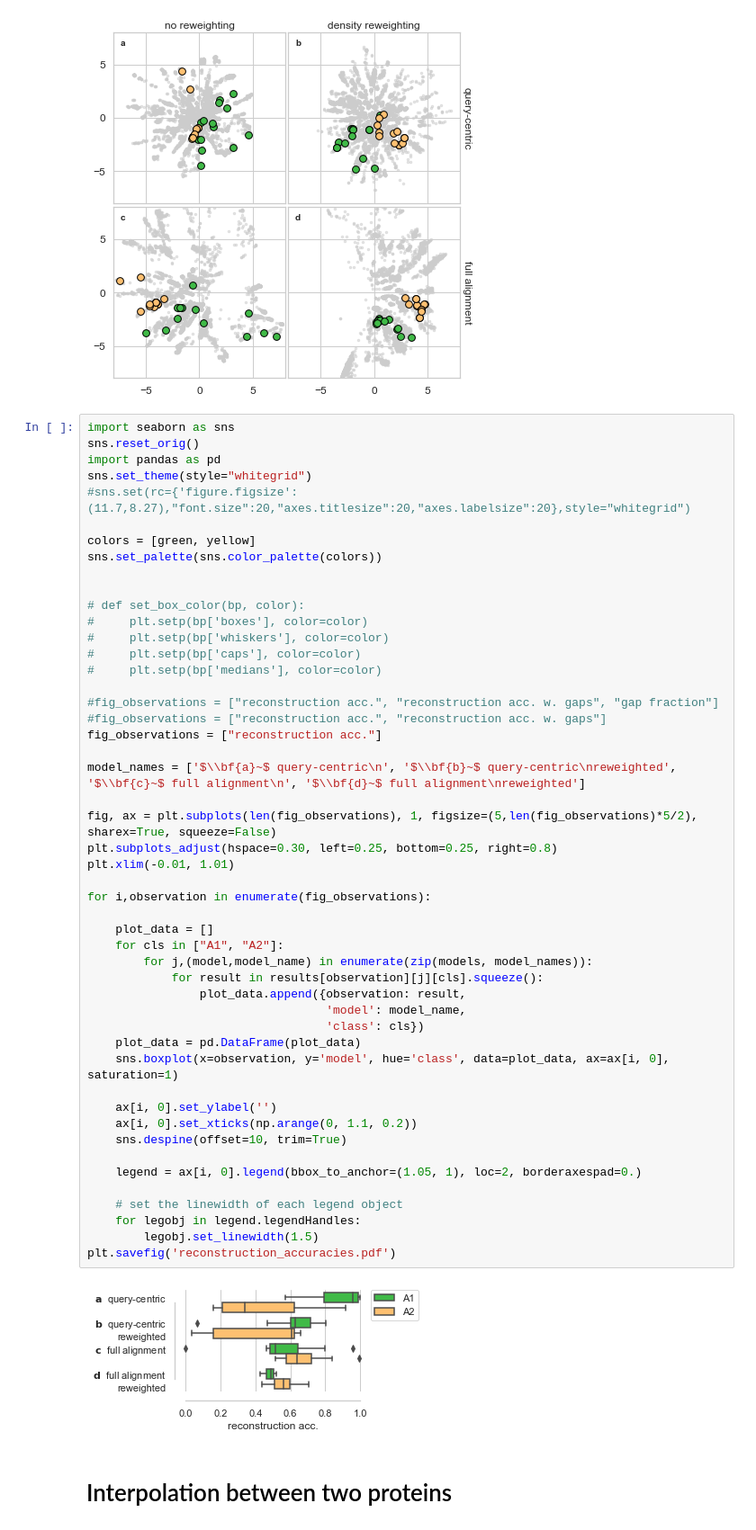
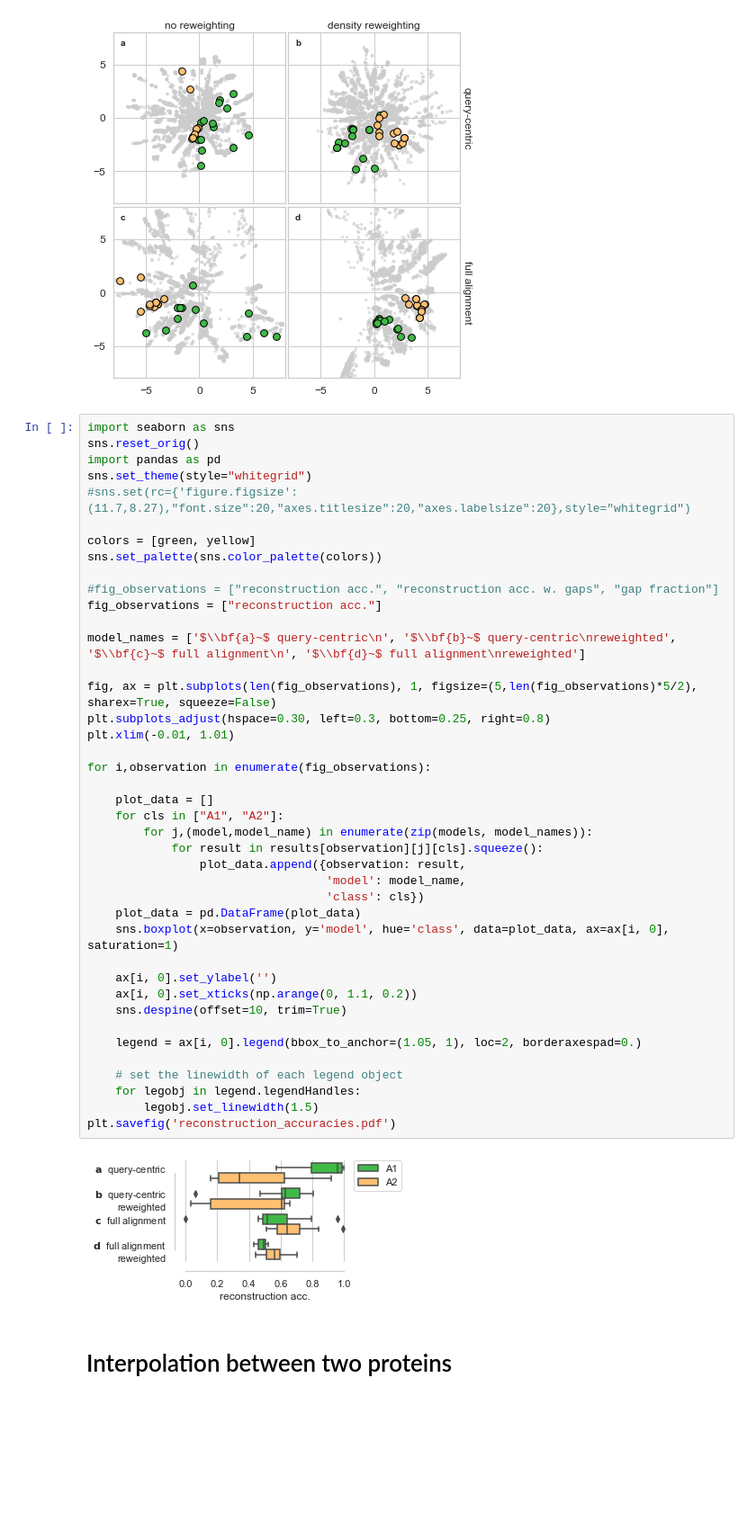
Before and after one commit to MachineLearningLifeScience/meaningful-protein-representations, a Jupyter notebook: blat_class_A1A2_experiments.ipynb, the cells around one changed output. Shown at 90% size. Drawn from its saved outputs; the diff is of its cells as text; blank space fills up the shorter version.

```diff
--- a/blat_class_A1A2_experiments.ipynb
+++ b/blat_class_A1A2_experiments.ipynb
@@ -539,47 +536,39 @@ sns.set_theme(style="whitegrid")
 colors = [green, yellow]
 sns.set_palette(sns.color_palette(colors))
 
-
-# def set_box_color(bp, color):
-#     plt.setp(bp['boxes'], color=color)
-#     plt.setp(bp['whiskers'], color=color)
-#     plt.setp(bp['caps'], color=color)
-#     plt.setp(bp['medians'], color=color)
-
 #fig_observations = ["reconstruction acc.", "reconstruction acc. w. gaps", "gap fraction"]
-#fig_observations = ["reconstruction acc.", "reconstruction acc. w. gaps"]
 fig_observations = ["reconstruction acc."]
 
 model_names = ['$\\bf{a}~$ query-centric\n', '$\\bf{b}~$ query-centric\nreweighted', '$\\bf{c}~$ full alignment\n', '$\\bf{d}~$ full alignment\nreweighted']
 
 fig, ax = plt.subplots(len(fig_observations), 1, figsize=(5,len(fig_observations)*5/2), sharex=True, squeeze=False)
-plt.subplots_adjust(hspace=0.30, left=0.25, bottom=0.25, right=0.8)
+plt.subplots_adjust(hspace=0.30, left=0.3, bottom=0.25, right=0.8)
 plt.xlim(-0.01, 1.01)
 
 for i,observation in enumerate(fig_observations):
 
     plot_data = []
     for cls in ["A1", "A2"]:
         for j,(model,model_name) in enumerate(zip(models, model_names)):
             for result in results[observation][j][cls].squeeze():
                 plot_data.append({observation: result,
                                   'model': model_name,
                                   'class': cls})
     plot_data = pd.DataFrame(plot_data)
     sns.boxplot(x=observation, y='model', hue='class', data=plot_data, ax=ax[i, 0], saturation=1)
 
     ax[i, 0].set_ylabel('')
     ax[i, 0].set_xticks(np.arange(0, 1.1, 0.2))
     sns.despine(offset=10, trim=True)
 
     legend = ax[i, 0].legend(bbox_to_anchor=(1.05, 1), loc=2, borderaxespad=0.)
 
     # set the linewidth of each legend object
     for legobj in legend.legendHandles:
         legobj.set_linewidth(1.5)
 plt.savefig('reconstruction_accuracies.pdf')
 # %% [output]
-[figure, old version]
+[figure, new version]
 # %% [markdown]
 # Interpolation between two proteins
 # %%
```
Also changed, not shown: parts of 2 cells of this notebook, 1 other file.
